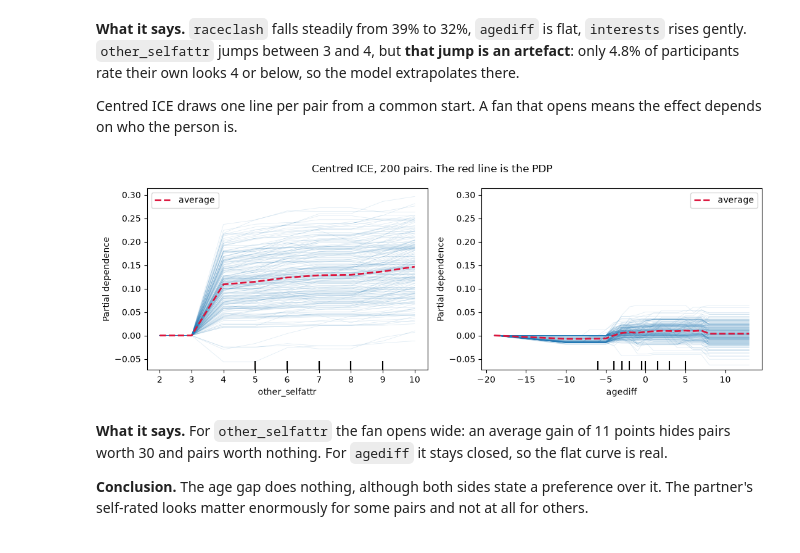
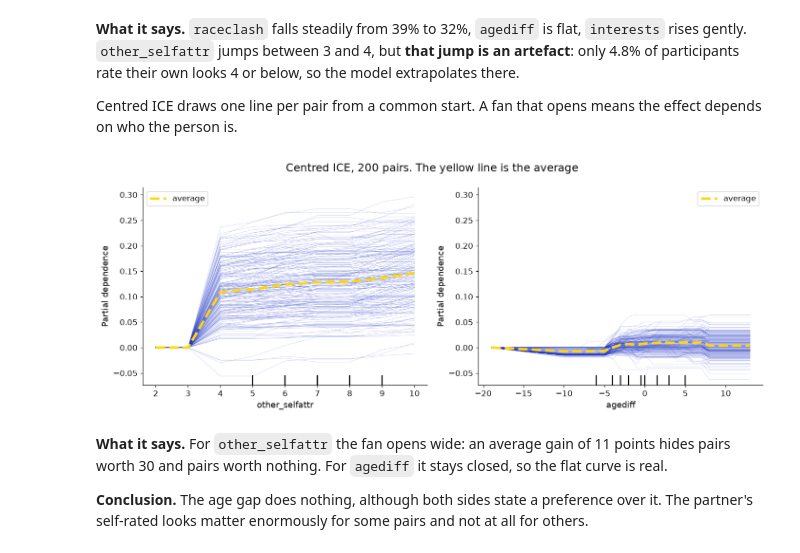
Before and after one commit to ithierda/isaf-group-rito-mitsouka, a Jupyter notebook: notebooks/04_interpretability.ipynb, the cells around one changed output. Cells and saved outputs as stored; diff of their text form; code cells hidden in the pictures.

```diff
--- a/notebooks/04_interpretability.ipynb
+++ b/notebooks/04_interpretability.ipynb
@@ -34,6 +34,14 @@ if not Path("data").is_dir():
 Path("reports/figures").mkdir(parents=True, exist_ok=True)
 Path("reports/tables").mkdir(parents=True, exist_ok=True)
 
+# Brand palette and slide-sized text, shared by every figure below.
+BLUE, YELLOW, INK = "#1E33C8", "#FFD709", "#101014"
+plt.rcParams.update({"font.size": 12, "axes.titlesize": 14, "axes.labelsize": 12,
+                     "xtick.labelsize": 11, "ytick.labelsize": 11, "legend.fontsize": 11,
+                     "axes.edgecolor": INK, "text.color": INK, "axes.labelcolor": INK,
+                     "xtick.color": INK, "ytick.color": INK, "figure.dpi": 110})
+
+
 SEED = 42
 table = pd.read_csv("data/processed/model_table.csv")
 oof = pd.read_csv("data/processed/oof_predictions.csv")
@@ -257,11 +265,14 @@ Partial dependence next: the average prediction as one column moves. It averages
 # %%
 PDP_COLUMNS = ["raceclash", "agediff", "other_selfattr", "interests"]
 
-fig, axes = plt.subplots(1, 4, figsize=(15, 3.2), sharey=True)
-PartialDependenceDisplay.from_estimator(final["xgboost"], hers, PDP_COLUMNS, ax=axes)
+fig, axes = plt.subplots(1, 4, figsize=(17, 4.2), sharey=True)
+PartialDependenceDisplay.from_estimator(final["xgboost"], hers, PDP_COLUMNS, ax=axes,
+                                        line_kw={"color": BLUE, "linewidth": 2.5})
 axes[0].set_ylabel("P(she says yes)")
-fig.suptitle("Partial dependence, her decision")
+for ax in axes:
+    ax.spines[["top", "right"]].set_visible(False)
+fig.suptitle("Partial dependence, her decision", fontsize=15)
 plt.tight_layout()
-plt.savefig("reports/figures/04_pdp.png", dpi=150)
+plt.savefig("reports/figures/04_pdp.png", dpi=150, bbox_inches="tight")
 plt.show()
 # %% [output]
@@ -276,17 +287,20 @@ who the person is.
 # %%
 sample = hers.sample(200, random_state=SEED)
 
-fig, axes = plt.subplots(1, 2, figsize=(11, 4))
+fig, axes = plt.subplots(1, 2, figsize=(13, 5))
 PartialDependenceDisplay.from_estimator(final["xgboost"], sample, ["other_selfattr", "agediff"],
                                         kind="both", centered=True, ax=axes,
-                                        ice_lines_kw={"alpha": 0.15, "linewidth": 0.5},
-                                        pd_line_kw={"color": "crimson", "linewidth": 2})
-fig.suptitle("Centred ICE, 200 pairs. The red line is the PDP")
+                                        ice_lines_kw={"alpha": 0.18, "linewidth": 0.6,
+                                                      "color": BLUE},
+                                        pd_line_kw={"color": YELLOW, "linewidth": 3.5})
+for ax in axes:
+    ax.spines[["top", "right"]].set_visible(False)
+fig.suptitle("Centred ICE, 200 pairs. The yellow line is the average", fontsize=15)
 plt.tight_layout()
-plt.savefig("reports/figures/04_ice.png", dpi=150)
+plt.savefig("reports/figures/04_ice.png", dpi=150, bbox_inches="tight")
 plt.show()
 # %% [output]
-[figure, old version]
+[figure, new version]
 # %% [markdown]
 **What it says.** For `other_selfattr` the fan opens wide: an average gain of 11 points hides pairs
 worth 30 and pairs worth nothing. For `agediff` it stays closed, so the flat curve is real.
```
Also changed, not shown: parts of 9 cells of this notebook, 27 other files.
